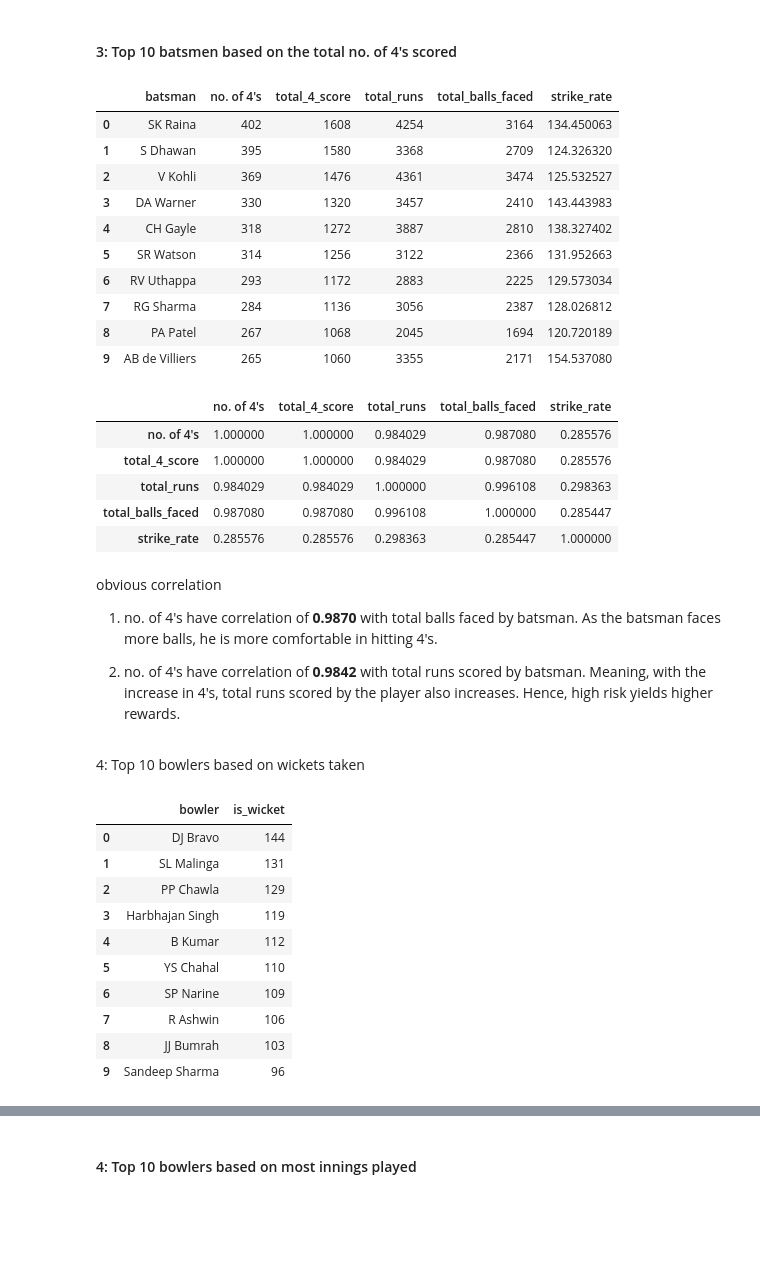
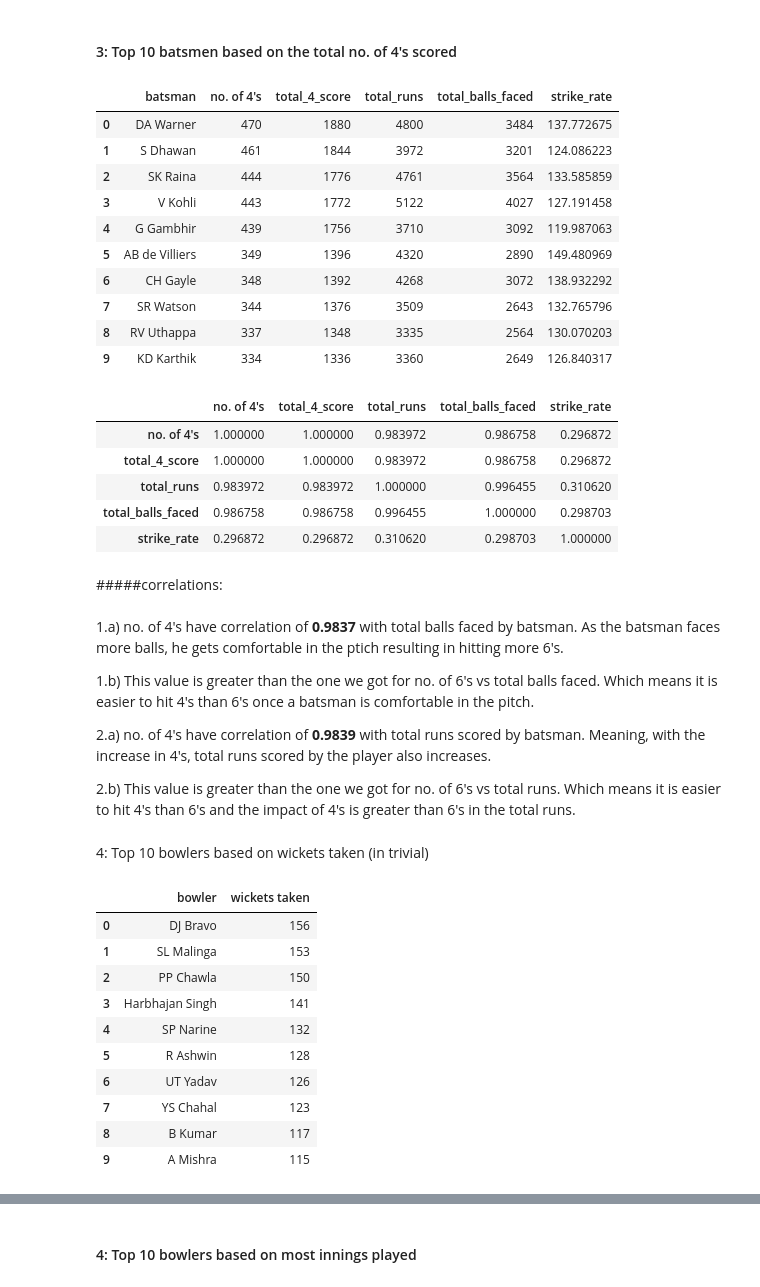
Before and after one commit to Rohanjos97/data-mining-asignments, a Jupyter notebook: IT496_Introduction_to Data_Mining _Lab Assignment_01.ipynb, the cells around one changed output, grey strips where cells are left out. Cells and saved outputs as stored; diff of their text form; code cells hidden in the pictures; blank space fills up the shorter version.

```diff
--- a/IT496_Introduction_to Data_Mining _Lab Assignment_01.ipynb
+++ b/IT496_Introduction_to Data_Mining _Lab Assignment_01.ipynb
@@ -14,7 +14,7 @@ import matplotlib.pyplot as plt
 %matplotlib inline
 # %%
 # read the csv data
-df= pd.read_csv("IPL Ball-by-Ball 2008-2020 - IPL Ball-by-Ball 2008-2020.csv")
+df= pd.read_csv("/content/IPL_data/IPL Ball-by-Ball 2008-2020 - IPL Ball-by-Ball 2008-2020.csv")
 
 # getting outline of the dataset
 df.head(3)
@@ -377,52 +380,58 @@ obvious correlation
 # %%
 four = df.groupby('batsman')['batsman_runs'].agg(lambda x: (x==4).sum()).reset_index().rename(columns={'batsman_runs': 'no. of 4\'s'})
 
-# Comparing total runs scored with total 6's score
+# Comparing total runs scored with total 4's score
 four['total_4_score'] = four['no. of 4\'s']*4
 comparison_data_on_4 = pd.merge(four, strike_rate_data, how='inner', on='batsman')
 
 comparison_data_on_4.sort_values(by='no. of 4\'s',ascending =False).head(10).reset_index().drop('index',axis=1)
 # %% [output]
 |  | batsman | no. of 4's | total_4_score | total_runs | total_balls_faced | strike_rate |
-| 0 | SK Raina | 402 | 1608 | 4254 | 3164 | 134.450063 |
-| 1 | S Dhawan | 395 | 1580 | 3368 | 2709 | 124.326320 |
-| 2 | V Kohli | 369 | 1476 | 4361 | 3474 | 125.532527 |
-| 3 | DA Warner | 330 | 1320 | 3457 | 2410 | 143.443983 |
-| 4 | CH Gayle | 318 | 1272 | 3887 | 2810 | 138.327402 |
-| 5 | SR Watson | 314 | 1256 | 3122 | 2366 | 131.952663 |
-| 6 | RV Uthappa | 293 | 1172 | 2883 | 2225 | 129.573034 |
-| 7 | RG Sharma | 284 | 1136 | 3056 | 2387 | 128.026812 |
-| 8 | PA Patel | 267 | 1068 | 2045 | 1694 | 120.720189 |
-| 9 | AB de Villiers | 265 | 1060 | 3355 | 2171 | 154.537080 |
+| 0 | DA Warner | 470 | 1880 | 4800 | 3484 | 137.772675 |
+| 1 | S Dhawan | 461 | 1844 | 3972 | 3201 | 124.086223 |
+| 2 | SK Raina | 444 | 1776 | 4761 | 3564 | 133.585859 |
+| 3 | V Kohli | 443 | 1772 | 5122 | 4027 | 127.191458 |
+| 4 | G Gambhir | 439 | 1756 | 3710 | 3092 | 119.987063 |
+| 5 | AB de Villiers | 349 | 1396 | 4320 | 2890 | 149.480969 |
+| 6 | CH Gayle | 348 | 1392 | 4268 | 3072 | 138.932292 |
+| 7 | SR Watson | 344 | 1376 | 3509 | 2643 | 132.765796 |
+| 8 | RV Uthappa | 337 | 1348 | 3335 | 2564 | 130.070203 |
+| 9 | KD Karthik | 334 | 1336 | 3360 | 2649 | 126.840317 |
 # %%
 comparison_data_on_4.corr()
 # %% [output]
 |  | no. of 4's | total_4_score | total_runs | total_balls_faced | strike_rate |
-| no. of 4's | 1.000000 | 1.000000 | 0.984029 | 0.987080 | 0.285576 |
-| total_4_score | 1.000000 | 1.000000 | 0.984029 | 0.987080 | 0.285576 |
-| total_runs | 0.984029 | 0.984029 | 1.000000 | 0.996108 | 0.298363 |
-| total_balls_faced | 0.987080 | 0.987080 | 0.996108 | 1.000000 | 0.285447 |
-| strike_rate | 0.285576 | 0.285576 | 0.298363 | 0.285447 | 1.000000 |
+| no. of 4's | 1.000000 | 1.000000 | 0.983972 | 0.986758 | 0.296872 |
+| total_4_score | 1.000000 | 1.000000 | 0.983972 | 0.986758 | 0.296872 |
+| total_runs | 0.983972 | 0.983972 | 1.000000 | 0.996455 | 0.310620 |
+| total_balls_faced | 0.986758 | 0.986758 | 0.996455 | 1.000000 | 0.298703 |
+| strike_rate | 0.296872 | 0.296872 | 0.310620 | 0.298703 | 1.000000 |
 # %% [markdown]
-obvious correlation
-1. no. of 4's have correlation of **0.9870** with total balls faced by batsman. As the batsman faces more balls, he is more comfortable in hitting 4's.
+#####correlations:
+<br><br>
+1.a) no. of 4's have correlation of **0.9837** with total balls faced by batsman. As the batsman faces more balls, he gets comfortable in the ptich resulting in hitting more 6's.
 
-2. no. of 4's have correlation of **0.9842** with total runs scored by batsman. Meaning, with the increase in 4's, total runs scored by the player also increases. Hence, high risk yields higher rewards.
+1.b) This value is greater than the one we got for no. of 6's vs total balls faced. Which means it is easier to hit 4's than 6's once a batsman is comfortable in the pitch.
+
+2.a) no. of 4's have correlation of **0.9839** with total runs scored by batsman. Meaning, with the increase in 4's, total runs scored by the player also increases.
+
+2.b) This value is greater than the one we got for no. of 6's vs total runs. Which means it is easier to hit 4's than 6's and the impact of 4's is greater than 6's in the total runs.
 # %% [markdown]
-4: Top 10 bowlers based on wickets taken
+4: Top 10 bowlers based on wickets taken (in trivial)
 # %%
 wicket = df.groupby(['bowler'])['is_wicket'].sum().reset_index()
 sortedbowl_players = wicket.sort_values(by ='is_wicket',ascending =False).head(10).reset_index().drop('index',axis=1)
+sortedbowl_players = sortedbowl_players.rename(columns={'is_wicket': 'wickets taken'})
 sortedbowl_players
 # %% [output]
-|  | bowler | is_wicket |
-| 0 | DJ Bravo | 144 |
-| 1 | SL Malinga | 131 |
-| 2 | PP Chawla | 129 |
-| 3 | Harbhajan Singh | 119 |
-| 4 | B Kumar | 112 |
-| 5 | YS Chahal | 110 |
-| 6 | SP Narine | 109 |
-| 7 | R Ashwin | 106 |
-| 8 | JJ Bumrah | 103 |
-| 9 | Sandeep Sharma | 96 |
+|  | bowler | wickets taken |
+| 0 | DJ Bravo | 156 |
+| 1 | SL Malinga | 153 |
+| 2 | PP Chawla | 150 |
+| 3 | Harbhajan Singh | 141 |
+| 4 | SP Narine | 132 |
+| 5 | R Ashwin | 128 |
+| 6 | UT Yadav | 126 |
+| 7 | YS Chahal | 123 |
+| 8 | B Kumar | 117 |
+| 9 | A Mishra | 115 |
```
Also changed, not shown: parts of 51 cells of this notebook.
